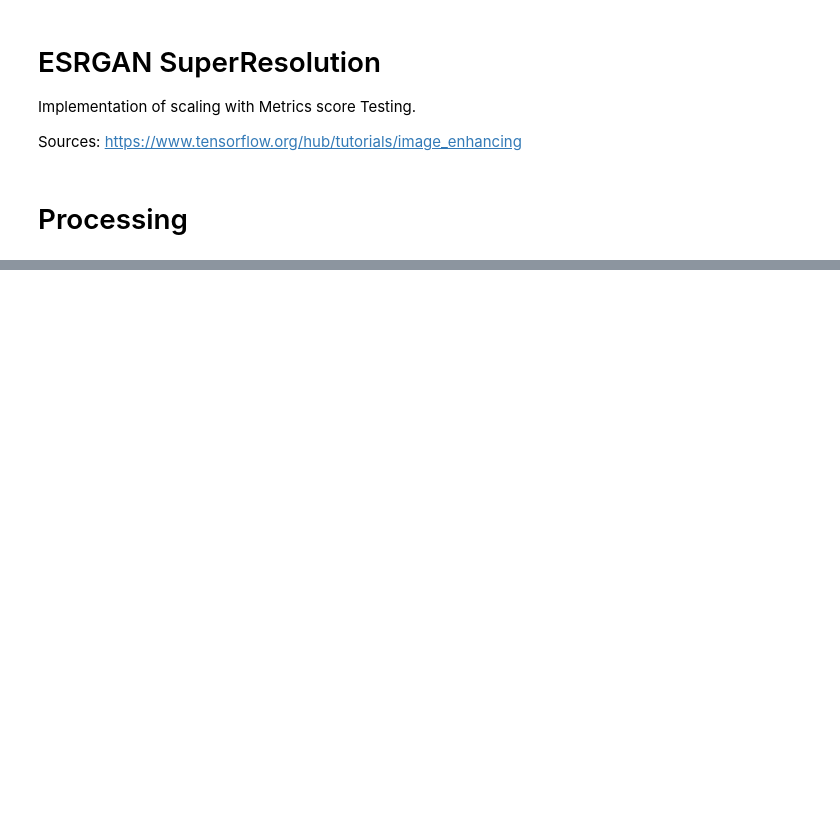
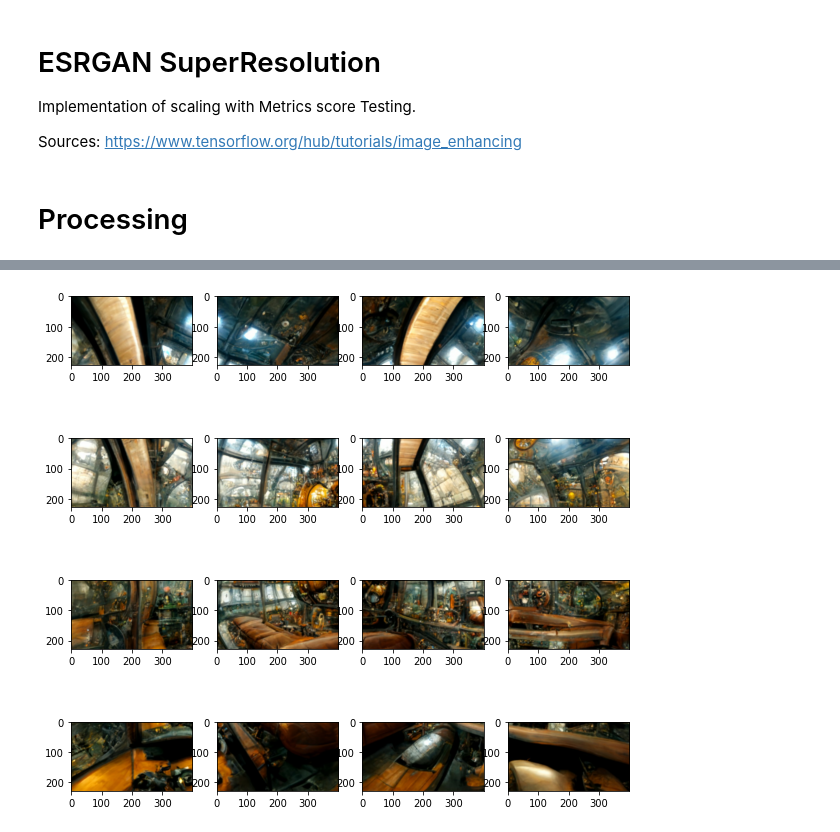
Before and after one commit to Julinko/ML-Super_Resolution, a Jupyter notebook: ESRGAN/SR_scale.ipynb, the cells around one changed output, grey strips where cells are left out. Saved outputs shown, nothing was run; the diff lists cells and outputs as text; code cells hidden in the pictures; blank space fills up the shorter version.

Commit message:
Tiling -- NOT WORKING

```diff
--- a/ESRGAN/SR_scale.ipynb
+++ b/ESRGAN/SR_scale.ipynb
@@ -123,0 +159,21 @@ def superscale(image):
+# %%
+# Tiling
+image = tf.expand_dims(tf.squeeze(orig_image),0) # To create the batch information
+quaterL = tf.shape(tf.squeeze(image))[0]/4
+quaterW = tf.shape(tf.squeeze(image))[1]/4
+patches = tf.image.extract_patches(images=image,
+                                    sizes=[1, quaterL, quaterW, 1],
+                                    strides=[1, quaterL, quaterW, 1],
+                                    rates=[1, 1, 1, 1],
+                                    padding='VALID')
+# %%
+plt.figure(figsize=(10, 10))
+for imgs in patches:
+    count = 0
+    for r in range(4):
+        for c in range(4):
+            ax = plt.subplot(4, 4, count+1)
+            plt.imshow(tf.reshape(imgs[r,c],shape=(quaterL,quaterW,3)).numpy().astype("uint8"))
+            count += 1
+# %% [output]
+[figure, added]
```
Also changed, not shown: parts of 10 cells of this notebook, 4 other files.
